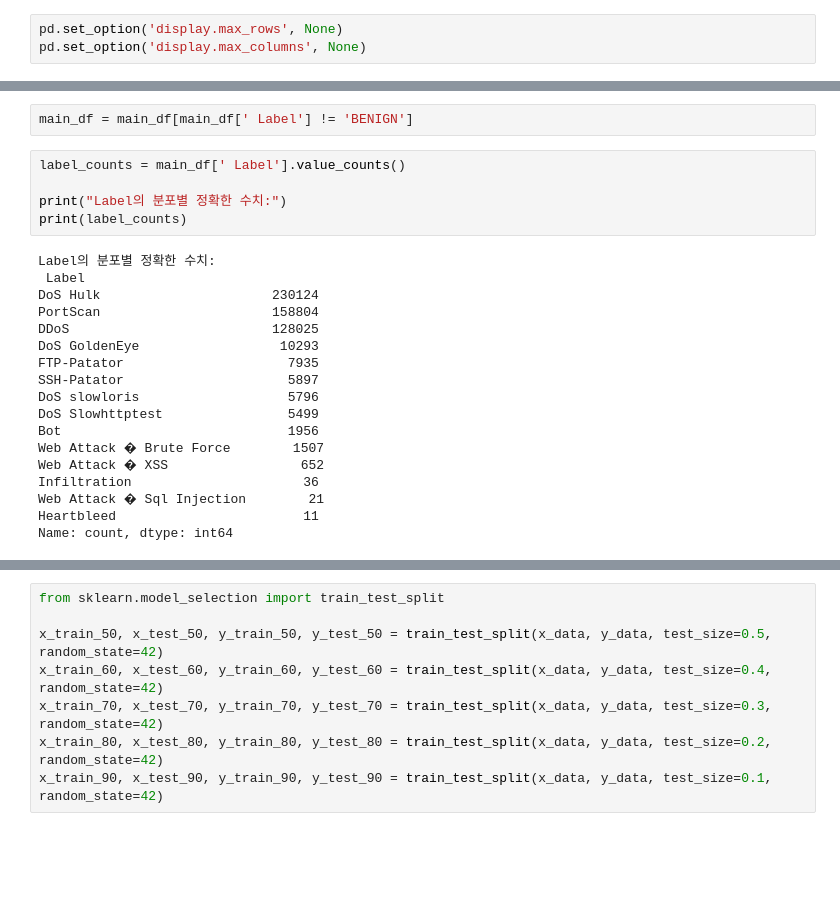
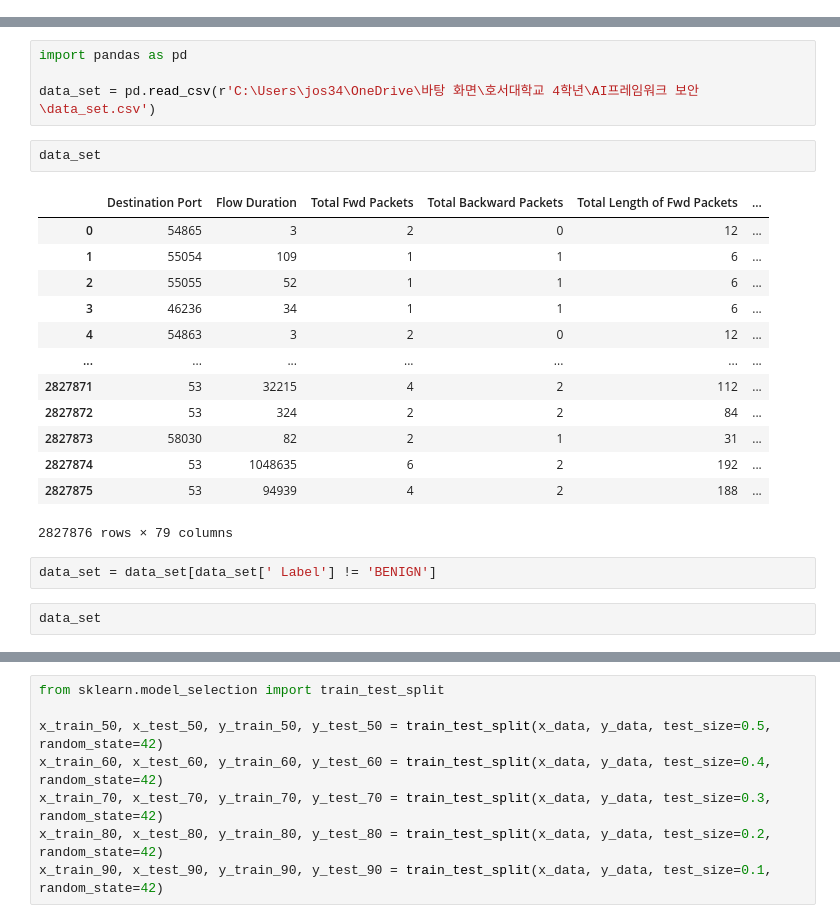
Before and after one commit to thejysplay/CIC-IDS-attack-detection, a Jupyter notebook: MachineLearningCSV_multiclass_classification.ipynb, the cells around one changed output, grey strips where cells are left out. Cells and saved outputs as stored; diff of their text form; blank space fills up the shorter version.

```diff
--- a/MachineLearningCSV_multiclass_classification.ipynb
+++ b/MachineLearningCSV_multiclass_classification.ipynb
@@ -16,3 +0,0 @@ main_df = pd.concat(dfs, ignore_index=True)
-# %%
-pd.set_option('display.max_rows', None)
-pd.set_option('display.max_columns', None)
@@ -62,28 +1,27 @@ Name: count, dtype: int64
-# %%
-main_df = main_df[main_df[' Label'] != 'BENIGN']
-# %%
-label_counts = main_df[' Label'].value_counts()
-
-print("Label의 분포별 정확한 수치:")
-print(label_counts)
-# %% [output]
-Label의 분포별 정확한 수치:
- Label
-DoS Hulk                      230124
-PortScan                      158804
-DDoS                          128025
-DoS GoldenEye                  10293
-FTP-Patator                     7935
-SSH-Patator                     5897
-DoS slowloris                   5796
-DoS Slowhttptest                5499
-Bot                             1956
-Web Attack � Brute Force        1507
-Web Attack � XSS                 652
-Infiltration                      36
-Web Attack � Sql Injection        21
-Heartbleed                        11
-Name: count, dtype: int64
+# %%
+import pandas as pd
+
+data_set = pd.read_csv(r'C:\Users\jos34\OneDrive\바탕 화면\호서대학교 4학년\AI프레임워크 보안\data_set.csv')
+# %%
+data_set
+# %% [output]
+|  | Destination Port | Flow Duration | Total Fwd Packets | Total Backward Packets | Total Length of Fwd Packets | ... |
+| 0 | 54865 | 3 | 2 | 0 | 12 | ... |
+| 1 | 55054 | 109 | 1 | 1 | 6 | ... |
+| 2 | 55055 | 52 | 1 | 1 | 6 | ... |
+| 3 | 46236 | 34 | 1 | 1 | 6 | ... |
+| 4 | 54863 | 3 | 2 | 0 | 12 | ... |
+| ... | ... | ... | ... | ... | ... | ... |
+| 2827871 | 53 | 32215 | 4 | 2 | 112 | ... |
+| 2827872 | 53 | 324 | 2 | 2 | 84 | ... |
+| 2827873 | 58030 | 82 | 2 | 1 | 31 | ... |
+| 2827874 | 53 | 1048635 | 6 | 2 | 192 | ... |
+| 2827875 | 53 | 94939 | 4 | 2 | 188 | ... |
+2827876 rows × 79 columns
+# %%
+data_set = data_set[data_set[' Label'] != 'BENIGN']
+# %%
+data_set
 # %%
 import matplotlib.pyplot as plt
 
```
Also changed, not shown: parts of 16 cells of this notebook, 1 other file.
